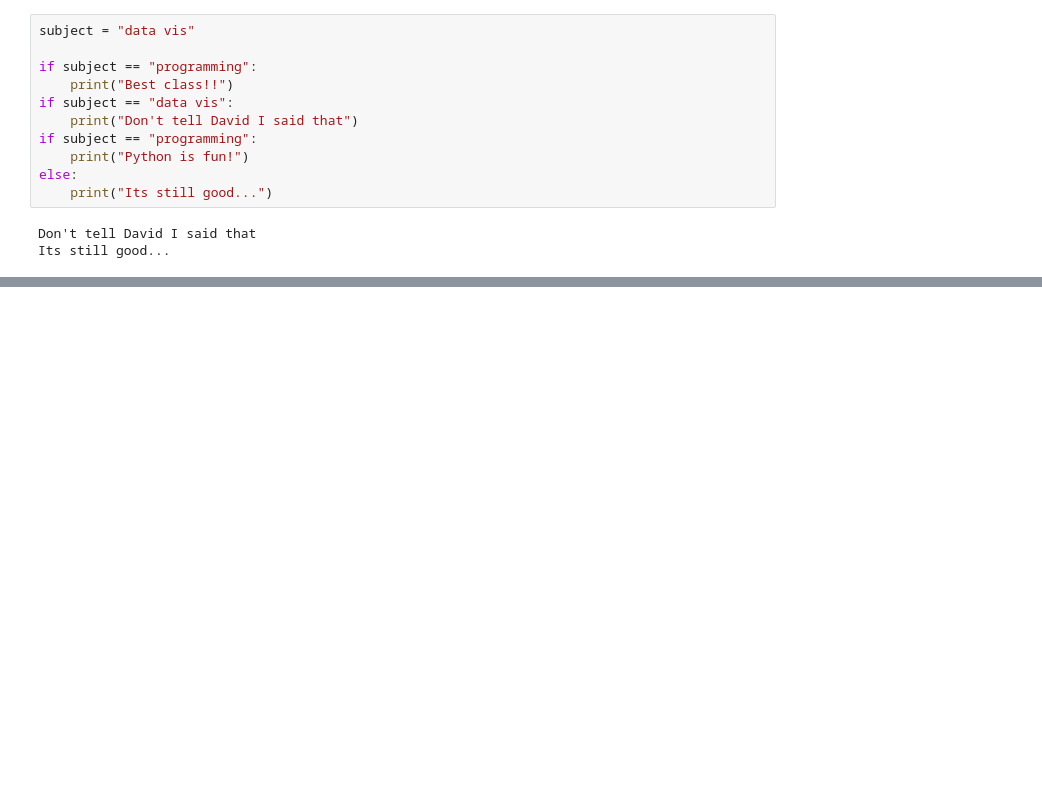
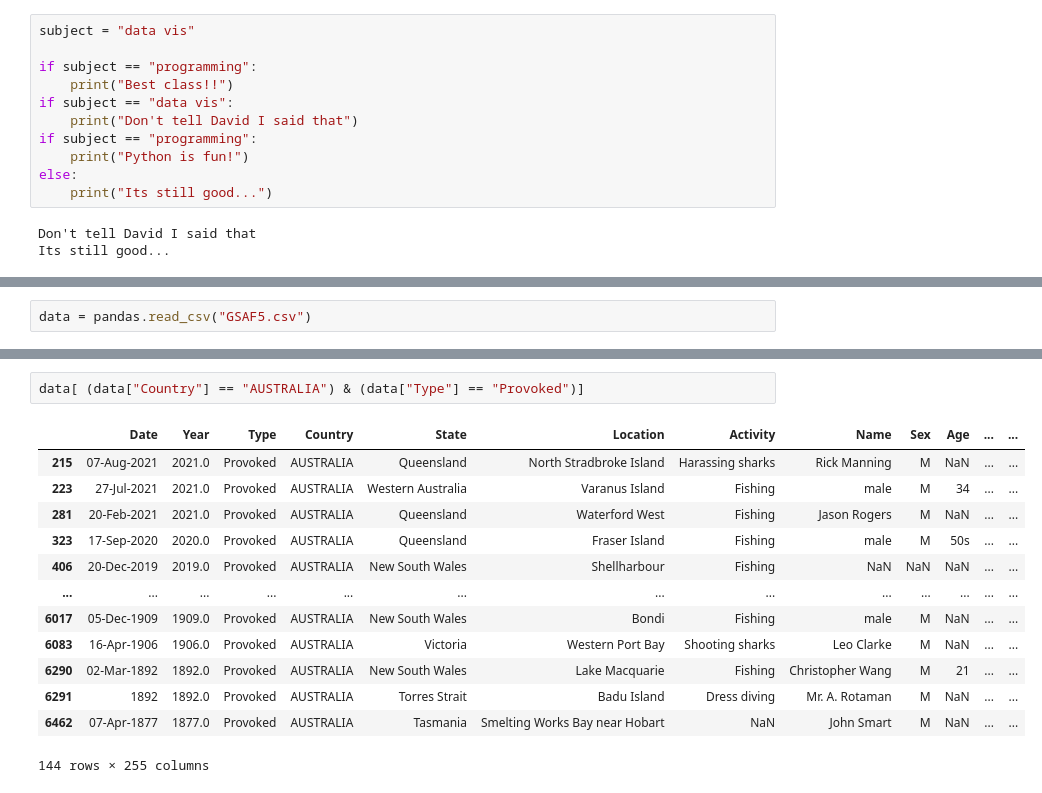
Before and after one commit to RockyRaavaNa/sweisscctweek2, a Jupyter notebook: Conditionals - If, Else, Elif.ipynb, the cells around one changed output, grey strips where cells are left out. Saved outputs shown, nothing was run; the diff lists cells and outputs as text; blank space fills up the shorter version.

Commit message:
Looked at pandas, conditions

```diff
--- a/Conditionals - If, Else, Elif.ipynb
+++ b/Conditionals - If, Else, Elif.ipynb
@@ -176,0 +187,2 @@ Its still good...
+# %%
+data = pandas.read_csv("GSAF5.csv")
@@ -176,0 +260,16 @@ Its still good...
+# %%
+data[ (data["Country"] == "AUSTRALIA") & (data["Type"] == "Provoked")]
+# %% [output]
+|  | Date | Year | Type | Country | State | Location | Activity | Name | Sex | Age | ... | ... |
+| 215 | 07-Aug-2021 | 2021.0 | Provoked | AUSTRALIA | Queensland | North Stradbroke Island | Harassing sharks | Rick Manning | M | NaN | ... | ... |
+| 223 | 27-Jul-2021 | 2021.0 | Provoked | AUSTRALIA | Western Australia | Varanus Island | Fishing | male | M | 34 | ... | ... |
+| 281 | 20-Feb-2021 | 2021.0 | Provoked | AUSTRALIA | Queensland | Waterford West | Fishing | Jason Rogers | M | NaN | ... | ... |
+| 323 | 17-Sep-2020 | 2020.0 | Provoked | AUSTRALIA | Queensland | Fraser Island | Fishing | male | M | 50s | ... | ... |
+| 406 | 20-Dec-2019 | 2019.0 | Provoked | AUSTRALIA | New South Wales | Shellharbour | Fishing | NaN | NaN | NaN | ... | ... |
+| ... | ... | ... | ... | ... | ... | ... | ... | ... | ... | ... | ... | ... |
+| 6017 | 05-Dec-1909 | 1909.0 | Provoked | AUSTRALIA | New South Wales | Bondi | Fishing | male | M | NaN | ... | ... |
+| 6083 | 16-Apr-1906 | 1906.0 | Provoked | AUSTRALIA | Victoria | Western Port Bay | Shooting sharks | Leo Clarke | M | NaN | ... | ... |
+| 6290 | 02-Mar-1892 | 1892.0 | Provoked | AUSTRALIA | New South Wales | Lake Macquarie | Fishing | Christopher Wang | M | 21 | ... | ... |
+| 6291 | 1892 | 1892.0 | Provoked | AUSTRALIA | Torres Strait | Badu Island | Dress diving | Mr. A. Rotaman | M | NaN | ... | ... |
+| 6462 | 07-Apr-1877 | 1877.0 | Provoked | AUSTRALIA | Tasmania | Smelting Works Bay near Hobart | NaN | John Smart | M | NaN | ... | ... |
+144 rows × 255 columns
```
Also changed, not shown: parts of 12 cells of this notebook, 1 other file.
